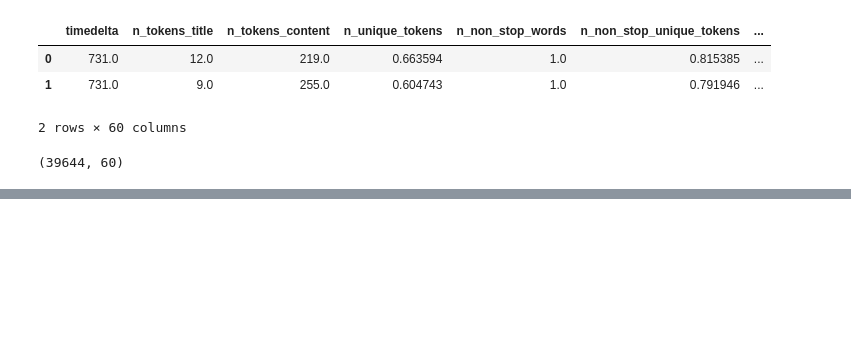
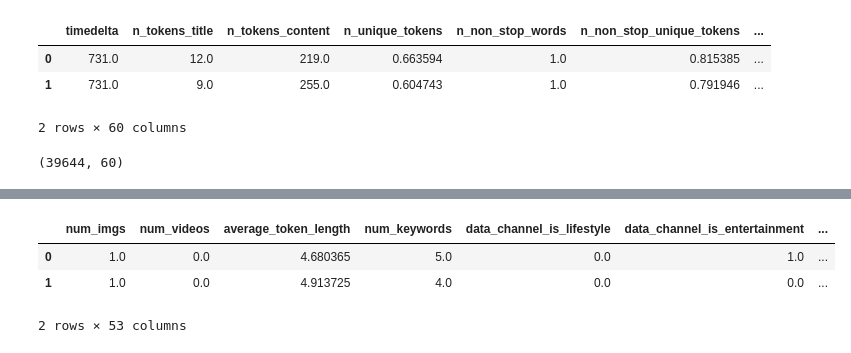
Before and after one commit to gokulramanaa/Online_news_popularity, a Jupyter notebook: Data Mining_New Project.ipynb, the cells around one changed output, grey strips where cells are left out. Saved outputs shown, nothing was run; the diff lists cells and outputs as text; code cells hidden in the pictures; blank space fills up the shorter version.

```diff
--- a/Data Mining_New Project.ipynb
+++ b/Data Mining_New Project.ipynb
@@ -82,0 +122,7 @@ data.tail(2)
+# %%
+data_pop.head(2)
+# %% [output]
+|  | num_imgs | num_videos | average_token_length | num_keywords | data_channel_is_lifestyle | data_channel_is_entertainment | ... |
+| 0 | 1.0 | 0.0 | 4.680365 | 5.0 | 0.0 | 1.0 | ... |
+| 1 | 1.0 | 0.0 | 4.913725 | 4.0 | 0.0 | 0.0 | ... |
+2 rows × 53 columns
```
Also changed, not shown: parts of 27 cells of this notebook.
